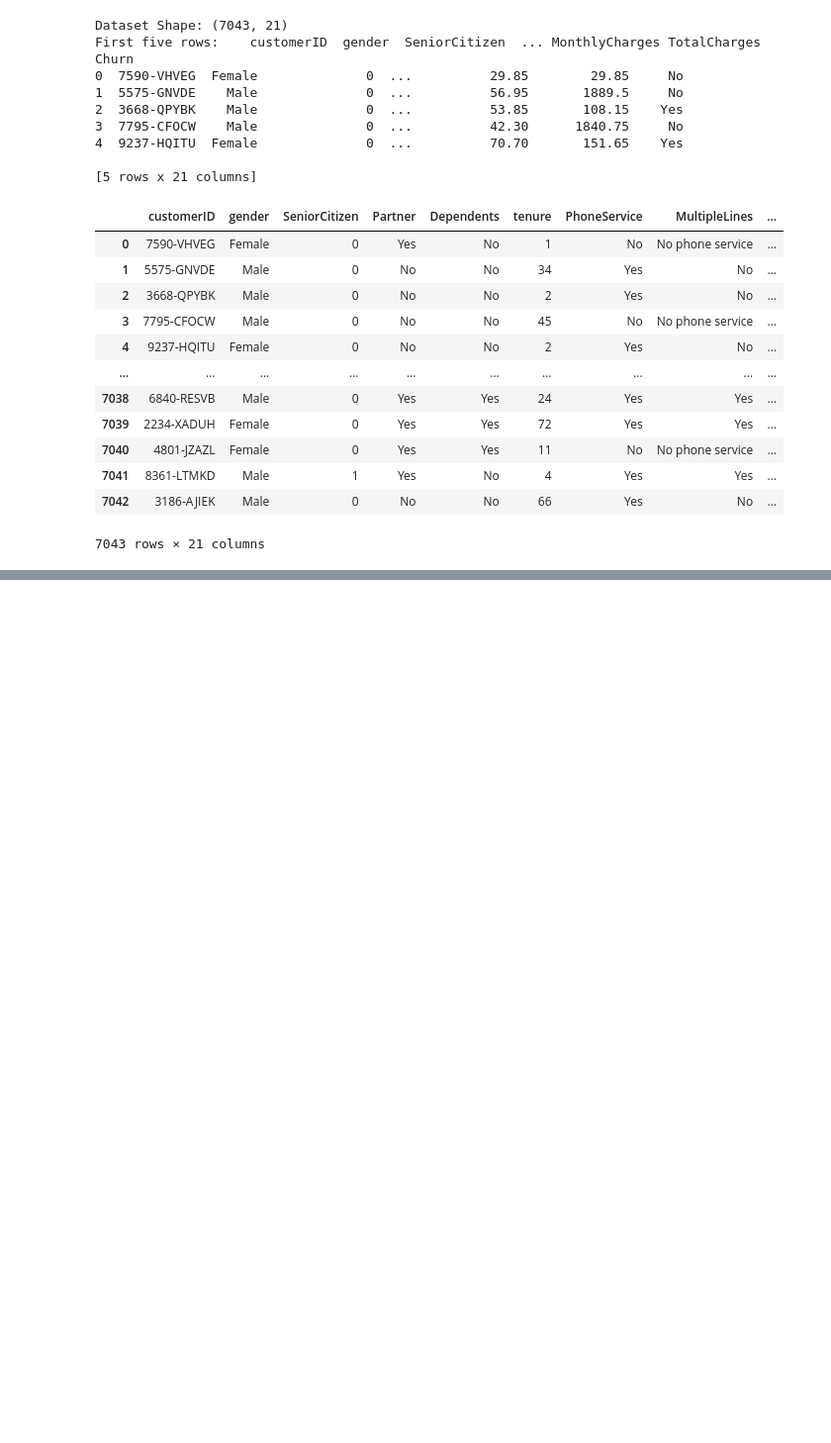
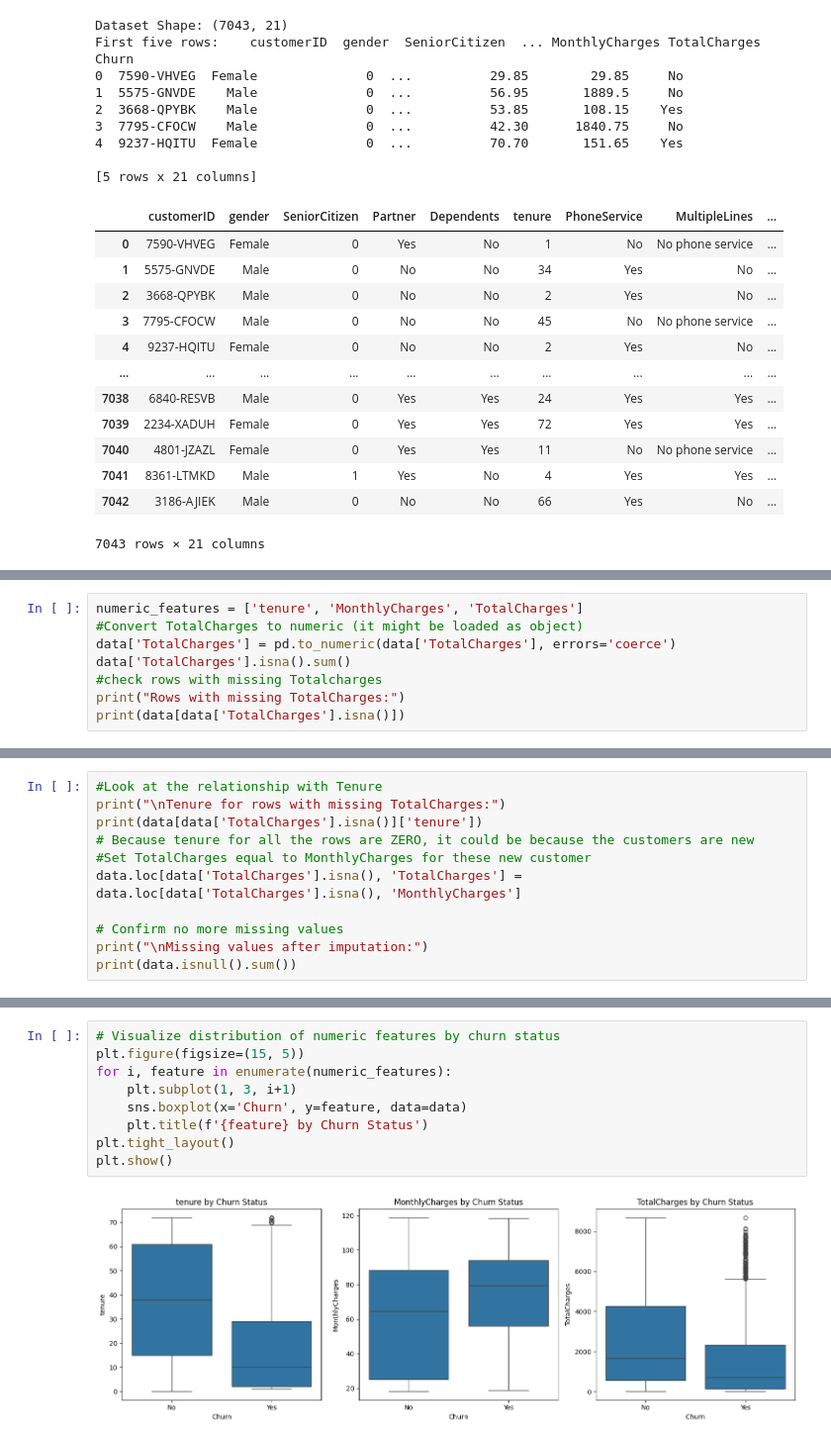
Before and after one commit to sandeepsony/PandasPrep, a Jupyter notebook: TABULAR-Customer.ipynb, the cells around one changed output, grey strips where cells are left out. Shown at 99% size. Drawn from its saved outputs; the diff is of its cells as text; blank space fills up the shorter version.

```diff
--- a/TABULAR-Customer.ipynb
+++ b/TABULAR-Customer.ipynb
@@ -50,0 +110,8 @@ First five rows:    customerID  gender  SeniorCitizen  ... MonthlyCharges TotalC
+# %%
+numeric_features = ['tenure', 'MonthlyCharges', 'TotalCharges']
+#Convert TotalCharges to numeric (it might be loaded as object)
+data['TotalCharges'] = pd.to_numeric(data['TotalCharges'], errors='coerce')
+data['TotalCharges'].isna().sum()
+#check rows with missing Totalcharges
+print("Rows with missing TotalCharges:")
+print(data[data['TotalCharges'].isna()])
@@ -50,0 +134,11 @@ First five rows:    customerID  gender  SeniorCitizen  ... MonthlyCharges TotalC
+# %%
+#Look at the relationship with Tenure
+print("\nTenure for rows with missing TotalCharges:")
+print(data[data['TotalCharges'].isna()]['tenure'])
+# Because tenure for all the rows are ZERO, it could be because the customers are new
+#Set TotalCharges equal to MonthlyCharges for these new customer
+data.loc[data['TotalCharges'].isna(), 'TotalCharges'] = data.loc[data['TotalCharges'].isna(), 'MonthlyCharges']
+
+# Confirm no more missing values
+print("\nMissing values after imputation:")
+print(data.isnull().sum())
@@ -50,0 +163,11 @@ First five rows:    customerID  gender  SeniorCitizen  ... MonthlyCharges TotalC
+# %%
+# Visualize distribution of numeric features by churn status
+plt.figure(figsize=(15, 5))
+for i, feature in enumerate(numeric_features):
+    plt.subplot(1, 3, i+1)
+    sns.boxplot(x='Churn', y=feature, data=data)
+    plt.title(f'{feature} by Churn Status')
+plt.tight_layout()
+plt.show()
+# %% [output]
+[figure, added]
```
Also changed, not shown: parts of 19 cells of this notebook.
